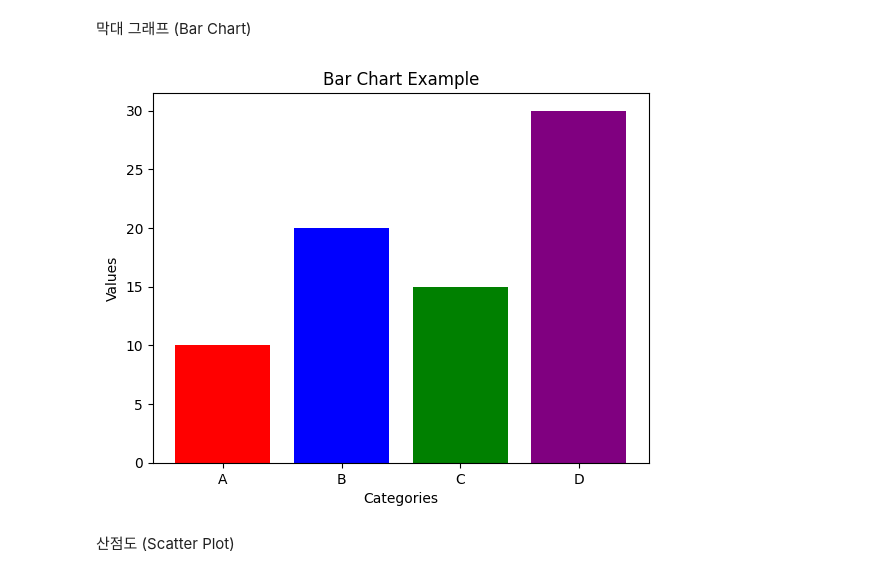
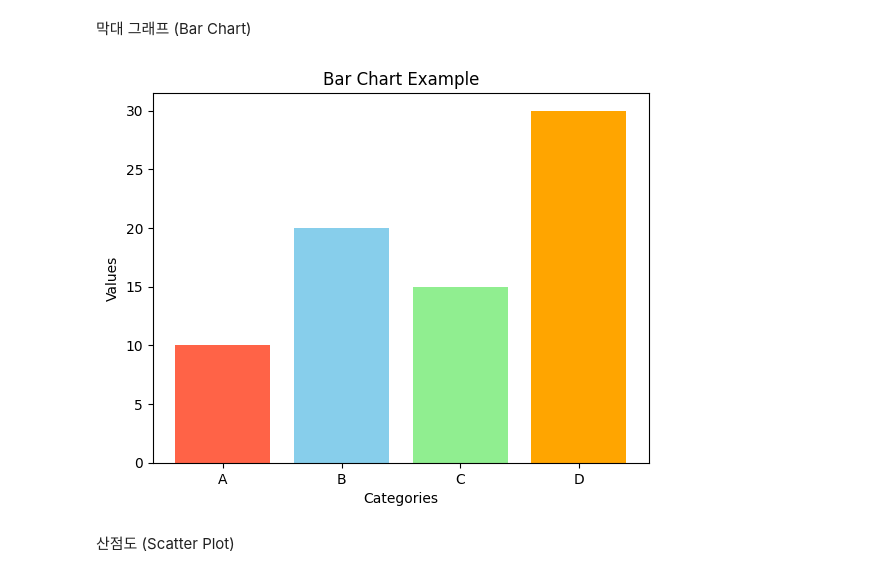
Before and after one commit to yunseongyda/Session-2, a Jupyter notebook: se2_matplotlib.ipynb, the cells around one changed output. Drawn from its saved outputs; the diff is of its cells as text; code cells hidden in the pictures.

```diff
--- a/se2_matplotlib.ipynb
+++ b/se2_matplotlib.ipynb
@@ -31,20 +31,20 @@ plt.show()
 # %%
 # 데이터 생성
 categories = ["A", "B", "C", "D"]
 values = [10, 20, 15, 30]
 
 # 그래프 그리기
-plt.bar(categories, values, color=['red', 'blue', 'green', 'purple'])
+plt.bar(categories, values, color=['tomato', 'skyblue', 'lightgreen', 'orange'])
 
 # 제목 및 라벨 추가
 plt.title("Bar Chart Example")
 plt.xlabel("Categories")
 plt.ylabel("Values")
 
 # 그래프 출력
 plt.show()
 # %% [output]
-[figure, old version]
+[figure, new version]
 # %% [markdown]
 산점도 (Scatter Plot)
 # %%
```
